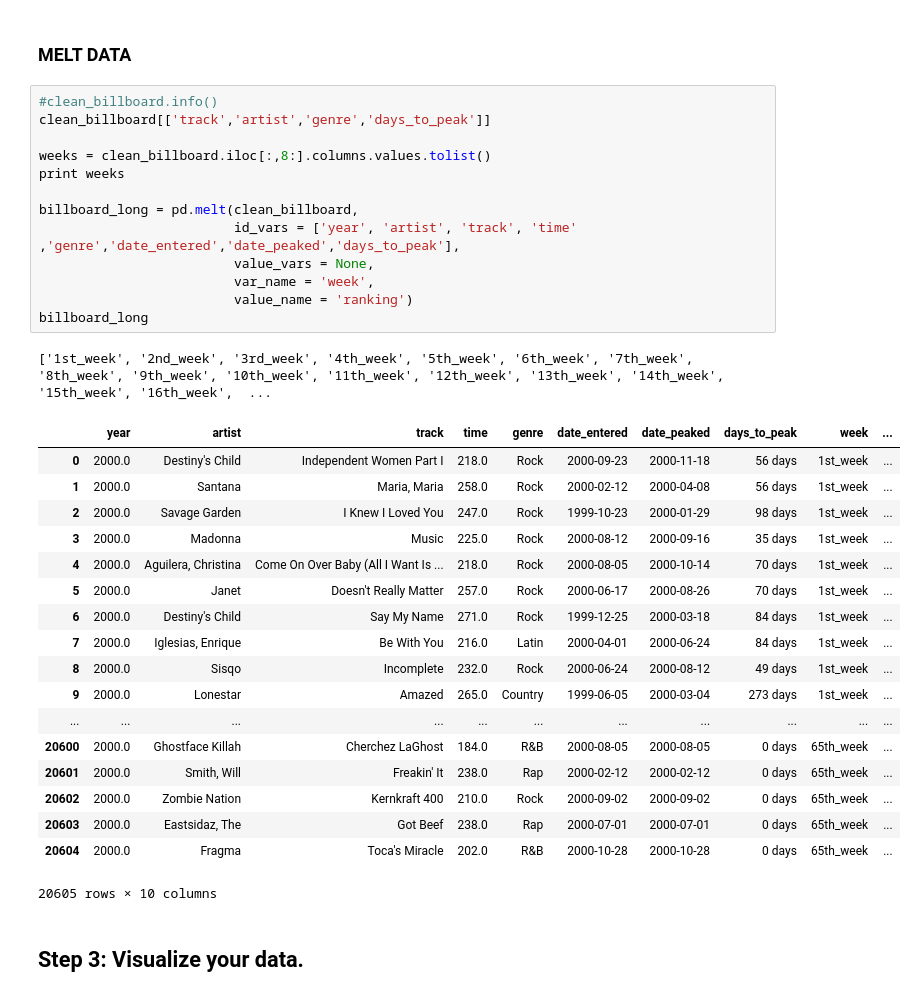
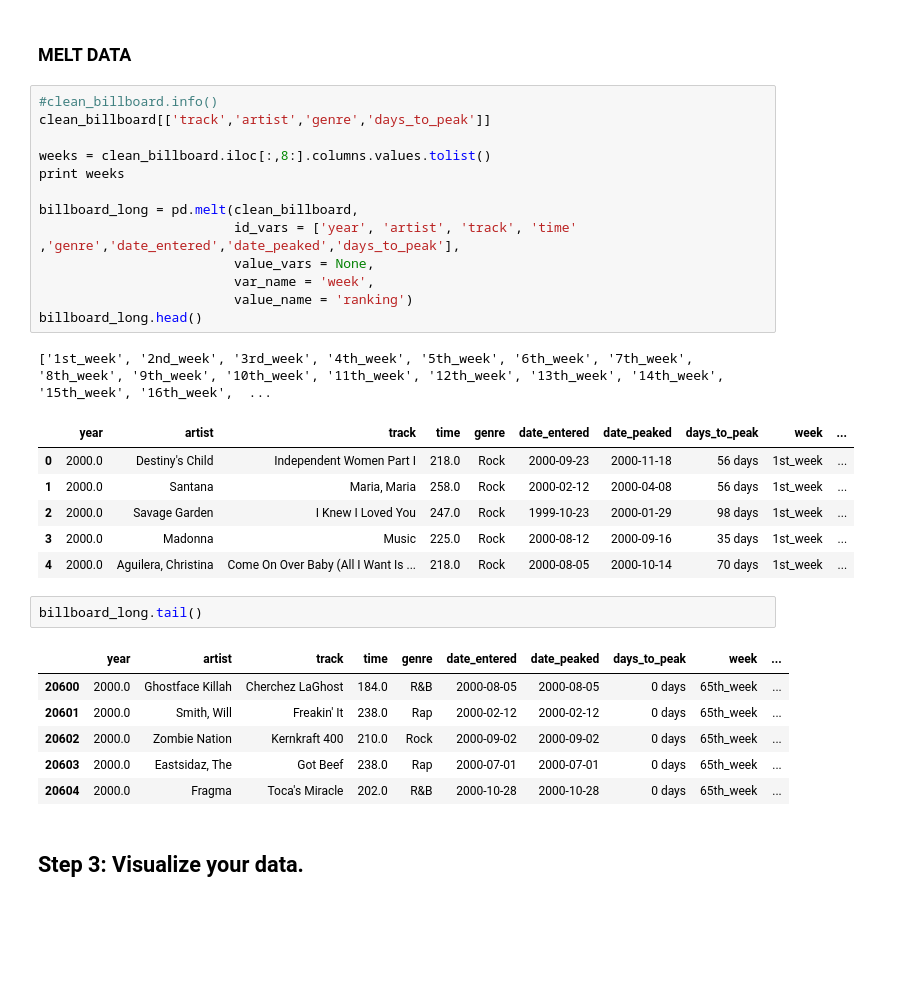
Before and after one commit to stavgrossfeld/GA-Data-Science-Immersive, a Jupyter notebook: projects/project-02/starter-code/project_2.ipynb, the cells around one changed output. Drawn from its saved outputs; the diff is of its cells as text; blank space fills up the shorter version.

```diff
--- a/projects/project-02/starter-code/project_2.ipynb
+++ b/projects/project-02/starter-code/project_2.ipynb
@@ -210,36 +210,33 @@ Name: days_to_peak, dtype: timedelta64[ns]
 # %%
 #clean_billboard.info()
 clean_billboard[['track','artist','genre','days_to_peak']]
 
 weeks = clean_billboard.iloc[:,8:].columns.values.tolist()
 print weeks
 
 billboard_long = pd.melt(clean_billboard,
                          id_vars = ['year', 'artist', 'track', 'time' ,'genre','date_entered','date_peaked','days_to_peak'],
                          value_vars = None,
                          var_name = 'week',
                          value_name = 'ranking')
-billboard_long
+billboard_long.head()
 # %% [output]
 ['1st_week', '2nd_week', '3rd_week', '4th_week', '5th_week', '6th_week', '7th_week', '8th_week', '9th_week', '10th_week', '11th_week', '12th_week', '13th_week', '14th_week', '15th_week', '16th_week',  ...
 |  | year | artist | track | time | genre | date_entered | date_peaked | days_to_peak | week | ... |
 | 0 | 2000.0 | Destiny's Child | Independent Women Part I | 218.0 | Rock | 2000-09-23 | 2000-11-18 | 56 days | 1st_week | ... |
 | 1 | 2000.0 | Santana | Maria, Maria | 258.0 | Rock | 2000-02-12 | 2000-04-08 | 56 days | 1st_week | ... |
 | 2 | 2000.0 | Savage Garden | I Knew I Loved You | 247.0 | Rock | 1999-10-23 | 2000-01-29 | 98 days | 1st_week | ... |
 | 3 | 2000.0 | Madonna | Music | 225.0 | Rock | 2000-08-12 | 2000-09-16 | 35 days | 1st_week | ... |
 | 4 | 2000.0 | Aguilera, Christina | Come On Over Baby (All I Want Is ... | 218.0 | Rock | 2000-08-05 | 2000-10-14 | 70 days | 1st_week | ... |
-| 5 | 2000.0 | Janet | Doesn't Really Matter | 257.0 | Rock | 2000-06-17 | 2000-08-26 | 70 days | 1st_week | ... |
-| 6 | 2000.0 | Destiny's Child | Say My Name | 271.0 | Rock | 1999-12-25 | 2000-03-18 | 84 days | 1st_week | ... |
-| 7 | 2000.0 | Iglesias, Enrique | Be With You | 216.0 | Latin | 2000-04-01 | 2000-06-24 | 84 days | 1st_week | ... |
-| 8 | 2000.0 | Sisqo | Incomplete | 232.0 | Rock | 2000-06-24 | 2000-08-12 | 49 days | 1st_week | ... |
-| 9 | 2000.0 | Lonestar | Amazed | 265.0 | Country | 1999-06-05 | 2000-03-04 | 273 days | 1st_week | ... |
-| ... | ... | ... | ... | ... | ... | ... | ... | ... | ... | ... |
-| 20600 | 2000.0 | Ghostface Killah | Cherchez LaGhost | 184.0 | R&B | 2000-08-05 | 2000-08-05 | 0 days | 65th_week | ... |
-| 20601 | 2000.0 | Smith, Will | Freakin' It | 238.0 | Rap | 2000-02-12 | 2000-02-12 | 0 days | 65th_week | ... |
-| 20602 | 2000.0 | Zombie Nation | Kernkraft 400 | 210.0 | Rock | 2000-09-02 | 2000-09-02 | 0 days | 65th_week | ... |
-| 20603 | 2000.0 | Eastsidaz, The | Got Beef | 238.0 | Rap | 2000-07-01 | 2000-07-01 | 0 days | 65th_week | ... |
-| 20604 | 2000.0 | Fragma | Toca's Miracle | 202.0 | R&B | 2000-10-28 | 2000-10-28 | 0 days | 65th_week | ... |
-20605 rows × 10 columns
+# %%
+billboard_long.tail()
+# %% [output]
+|  | year | artist | track | time | genre | date_entered | date_peaked | days_to_peak | week | ... |
+| 20600 | 2000.0 | Ghostface Killah | Cherchez LaGhost | 184.0 | R&B | 2000-08-05 | 2000-08-05 | 0 days | 65th_week | ... |
+| 20601 | 2000.0 | Smith, Will | Freakin' It | 238.0 | Rap | 2000-02-12 | 2000-02-12 | 0 days | 65th_week | ... |
+| 20602 | 2000.0 | Zombie Nation | Kernkraft 400 | 210.0 | Rock | 2000-09-02 | 2000-09-02 | 0 days | 65th_week | ... |
+| 20603 | 2000.0 | Eastsidaz, The | Got Beef | 238.0 | Rap | 2000-07-01 | 2000-07-01 | 0 days | 65th_week | ... |
+| 20604 | 2000.0 | Fragma | Toca's Miracle | 202.0 | R&B | 2000-10-28 | 2000-10-28 | 0 days | 65th_week | ... |
 # %% [markdown]
 ## Step 3: Visualize your data.
 # %% [markdown]
```
Also changed, not shown: parts of 2 cells of this notebook, 28 other files.
